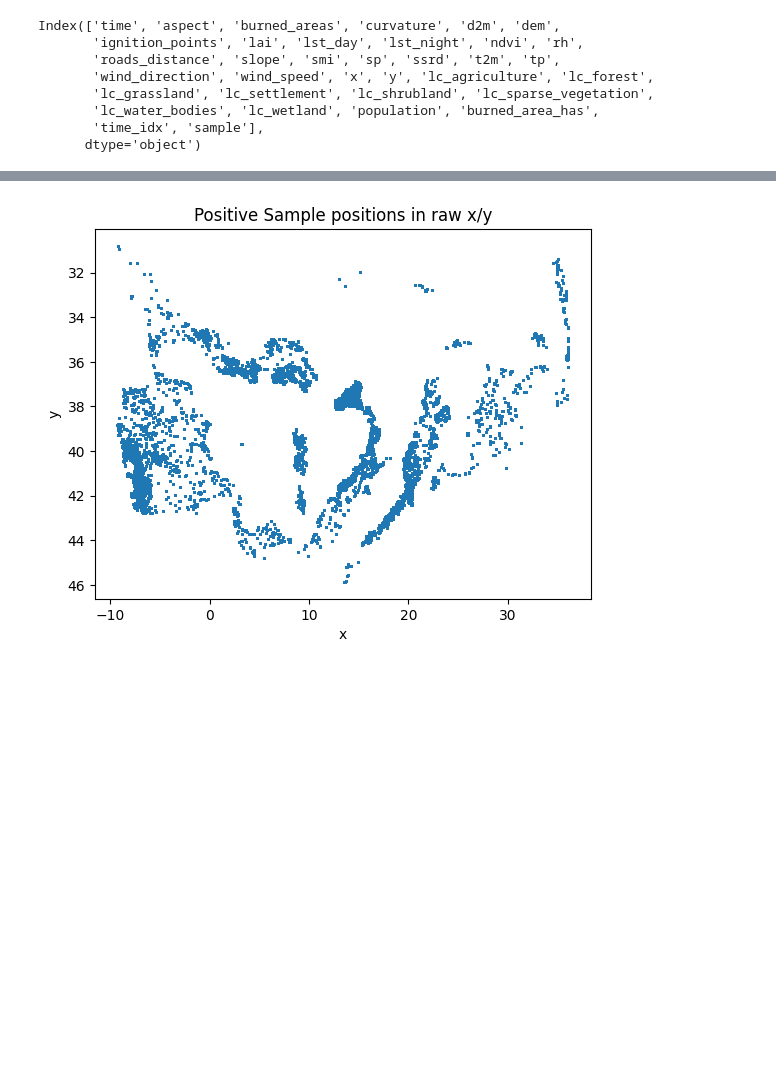
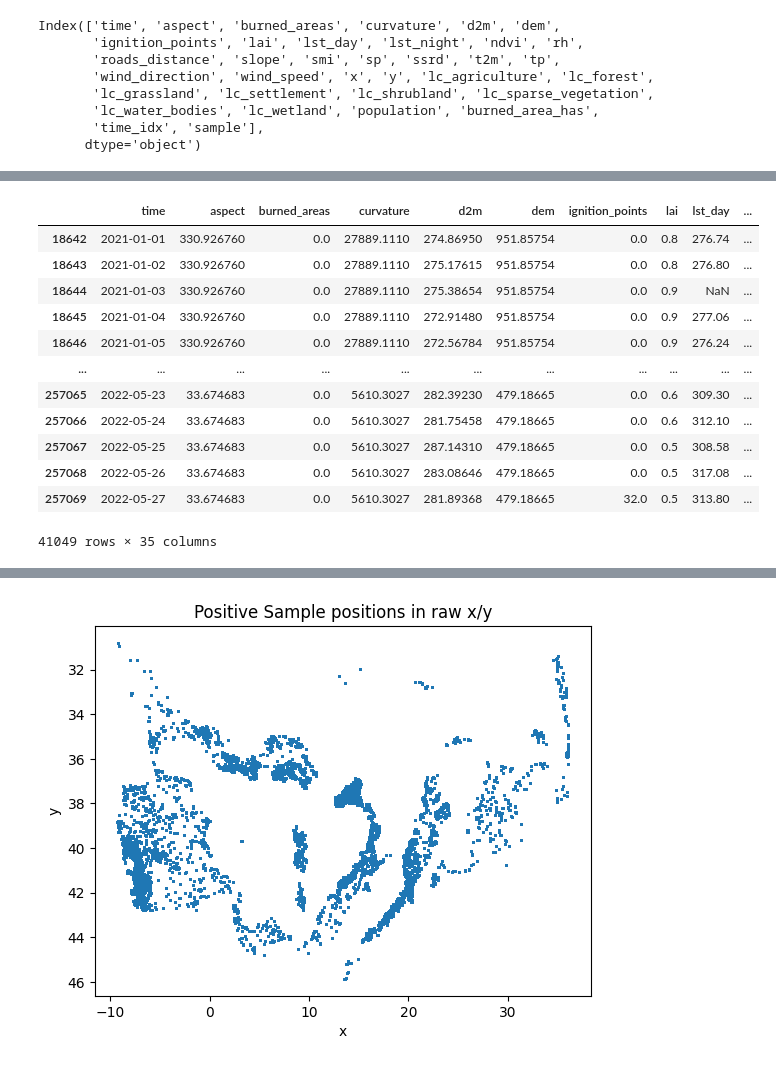
Before and after one commit to paulinebecker2002/mesogeos, a Jupyter notebook: ml_tracks/a_fire_danger/csv_print.ipynb, the cells around one changed output, grey strips where cells are left out. Drawn from its saved outputs; the diff is of its cells as text; code cells hidden in the pictures; blank space fills up the shorter version.

```diff
--- a/ml_tracks/a_fire_danger/csv_print.ipynb
+++ b/ml_tracks/a_fire_danger/csv_print.ipynb
@@ -83,3 +83,19 @@ pos_data
+# %%
+pos_data[(pos_data['time'].str.startswith("2022-")) | (pos_data['time'].str.startswith("2021-"))]
+# %% [output]
+|  | time | aspect | burned_areas | curvature | d2m | dem | ignition_points | lai | lst_day | ... |
+| 18642 | 2021-01-01 | 330.926760 | 0.0 | 27889.1110 | 274.86950 | 951.85754 | 0.0 | 0.8 | 276.74 | ... |
+| 18643 | 2021-01-02 | 330.926760 | 0.0 | 27889.1110 | 275.17615 | 951.85754 | 0.0 | 0.8 | 276.80 | ... |
+| 18644 | 2021-01-03 | 330.926760 | 0.0 | 27889.1110 | 275.38654 | 951.85754 | 0.0 | 0.9 | NaN | ... |
+| 18645 | 2021-01-04 | 330.926760 | 0.0 | 27889.1110 | 272.91480 | 951.85754 | 0.0 | 0.9 | 277.06 | ... |
+| 18646 | 2021-01-05 | 330.926760 | 0.0 | 27889.1110 | 272.56784 | 951.85754 | 0.0 | 0.9 | 276.24 | ... |
+| ... | ... | ... | ... | ... | ... | ... | ... | ... | ... | ... |
+| 257065 | 2022-05-23 | 33.674683 | 0.0 | 5610.3027 | 282.39230 | 479.18665 | 0.0 | 0.6 | 309.30 | ... |
+| 257066 | 2022-05-24 | 33.674683 | 0.0 | 5610.3027 | 281.75458 | 479.18665 | 0.0 | 0.6 | 312.10 | ... |
+| 257067 | 2022-05-25 | 33.674683 | 0.0 | 5610.3027 | 287.14310 | 479.18665 | 0.0 | 0.5 | 308.58 | ... |
+| 257068 | 2022-05-26 | 33.674683 | 0.0 | 5610.3027 | 283.08646 | 479.18665 | 0.0 | 0.5 | 317.08 | ... |
+| 257069 | 2022-05-27 | 33.674683 | 0.0 | 5610.3027 | 281.89368 | 479.18665 | 32.0 | 0.5 | 313.80 | ... |
+41049 rows × 35 columns
 # %%
 pos_data[pos_data['time_idx'] == 0]
 # %% [output]
```
Also changed, not shown: parts of 1 cell of this notebook, 34 other files.
